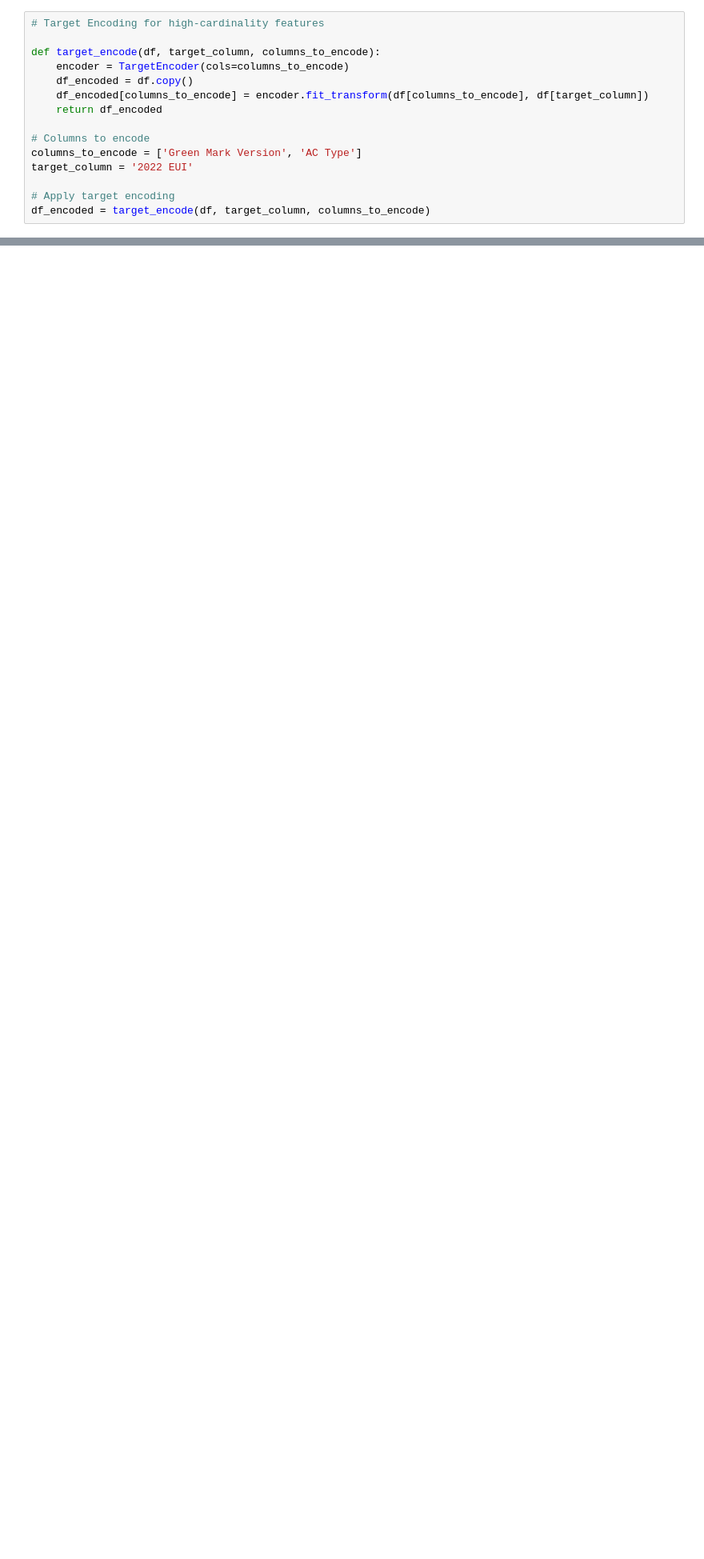
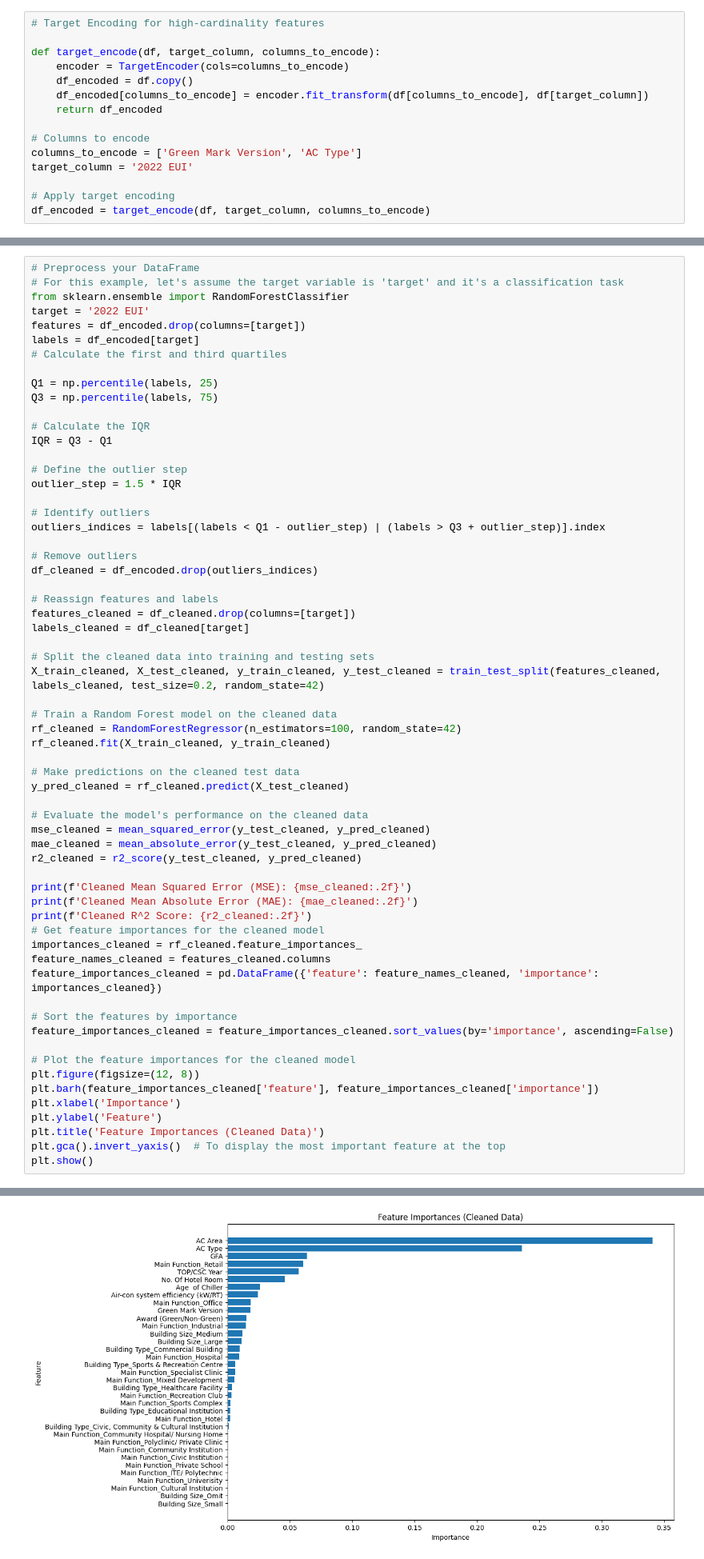
Before and after one commit to aakashsyadav1999/building_energy_prediction, a Jupyter notebook: research/building_energy_predictor.ipynb, the cells around one changed output, grey strips where cells are left out. Shown at 80% size. Drawn from its saved outputs; the diff is of its cells as text; blank space fills up the shorter version.

```diff
--- a/research/building_energy_predictor.ipynb
+++ b/research/building_energy_predictor.ipynb
@@ -391,0 +309,63 @@ R^2 Score: 0.92
+# %%
+# Preprocess your DataFrame
+# For this example, let's assume the target variable is 'target' and it's a classification task
+from sklearn.ensemble import RandomForestClassifier
+target = '2022 EUI'
+features = df_encoded.drop(columns=[target])
+labels = df_encoded[target]
+# Calculate the first and third quartiles
+
+Q1 = np.percentile(labels, 25)
+Q3 = np.percentile(labels, 75)
+
+# Calculate the IQR
+IQR = Q3 - Q1
+
+# Define the outlier step
+outlier_step = 1.5 * IQR
+
+# Identify outliers
+outliers_indices = labels[(labels < Q1 - outlier_step) | (labels > Q3 + outlier_step)].index
+
+# Remove outliers
+df_cleaned = df_encoded.drop(outliers_indices)
+
+# Reassign features and labels
+features_cleaned = df_cleaned.drop(columns=[target])
+labels_cleaned = df_cleaned[target]
+
+# Split the cleaned data into training and testing sets
+X_train_cleaned, X_test_cleaned, y_train_cleaned, y_test_cleaned = train_test_split(features_cleaned, labels_cleaned, test_size=0.2, random_state=42)
+
+# Train a Random Forest model on the cleaned data
+rf_cleaned = RandomForestRegressor(n_estimators=100, random_state=42)
+rf_cleaned.fit(X_train_cleaned, y_train_cleaned)
+
+# Make predictions on the cleaned test data
+y_pred_cleaned = rf_cleaned.predict(X_test_cleaned)
+
+# Evaluate the model's performance on the cleaned data
+mse_cleaned = mean_squared_error(y_test_cleaned, y_pred_cleaned)
+mae_cleaned = mean_absolute_error(y_test_cleaned, y_pred_cleaned)
+r2_cleaned = r2_score(y_test_cleaned, y_pred_cleaned)
+
+print(f'Cleaned Mean Squared Error (MSE): {mse_cleaned:.2f}')
+print(f'Cleaned Mean Absolute Error (MAE): {mae_cleaned:.2f}')
+print(f'Cleaned R^2 Score: {r2_cleaned:.2f}')
+# Get feature importances for the cleaned model
+importances_cleaned = rf_cleaned.feature_importances_
+feature_names_cleaned = features_cleaned.columns
+feature_importances_cleaned = pd.DataFrame({'feature': feature_names_cleaned, 'importance': importances_cleaned})
+
+# Sort the features by importance
+feature_importances_cleaned = feature_importances_cleaned.sort_values(by='importance', ascending=False)
+
+# Plot the feature importances for the cleaned model
+plt.figure(figsize=(12, 8))
+plt.barh(feature_importances_cleaned['feature'], feature_importances_cleaned['importance'])
+plt.xlabel('Importance')
+plt.ylabel('Feature')
+plt.title('Feature Importances (Cleaned Data)')
+plt.gca().invert_yaxis()  # To display the most important feature at the top
+plt.show()
+# %% [output]
@@ -392 +375,2 @@ R^2 Score: 0.92
+[figure, added]
 # %%
```
Also changed, not shown: parts of 8 cells of this notebook.
